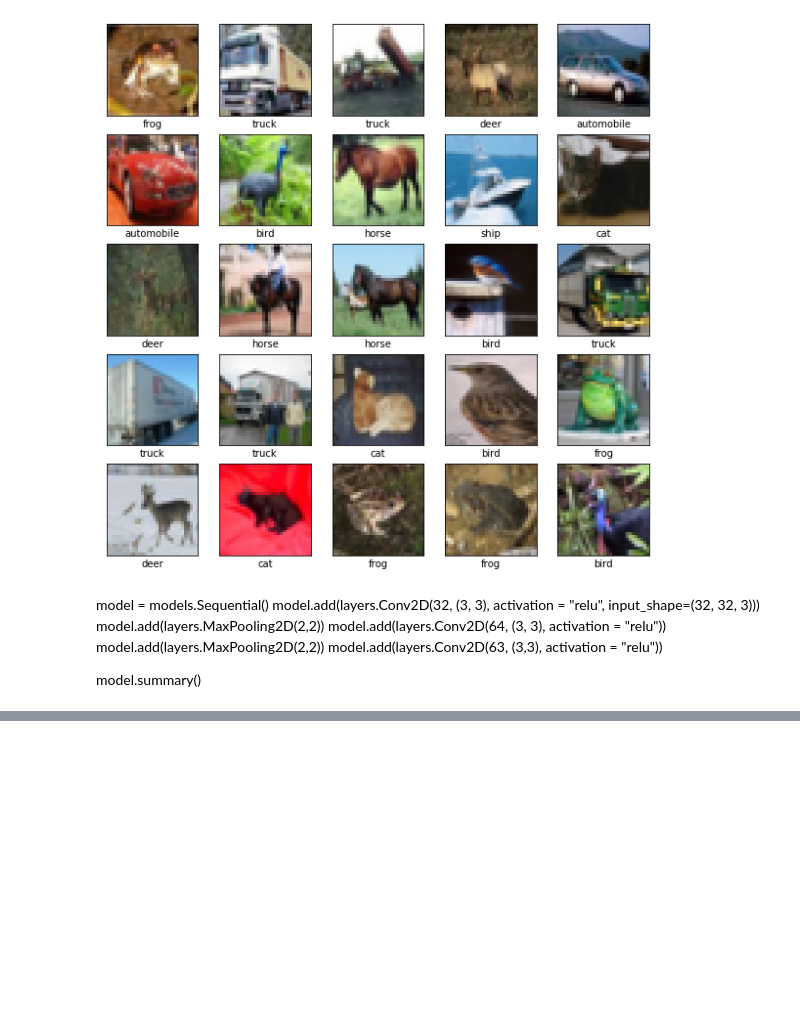
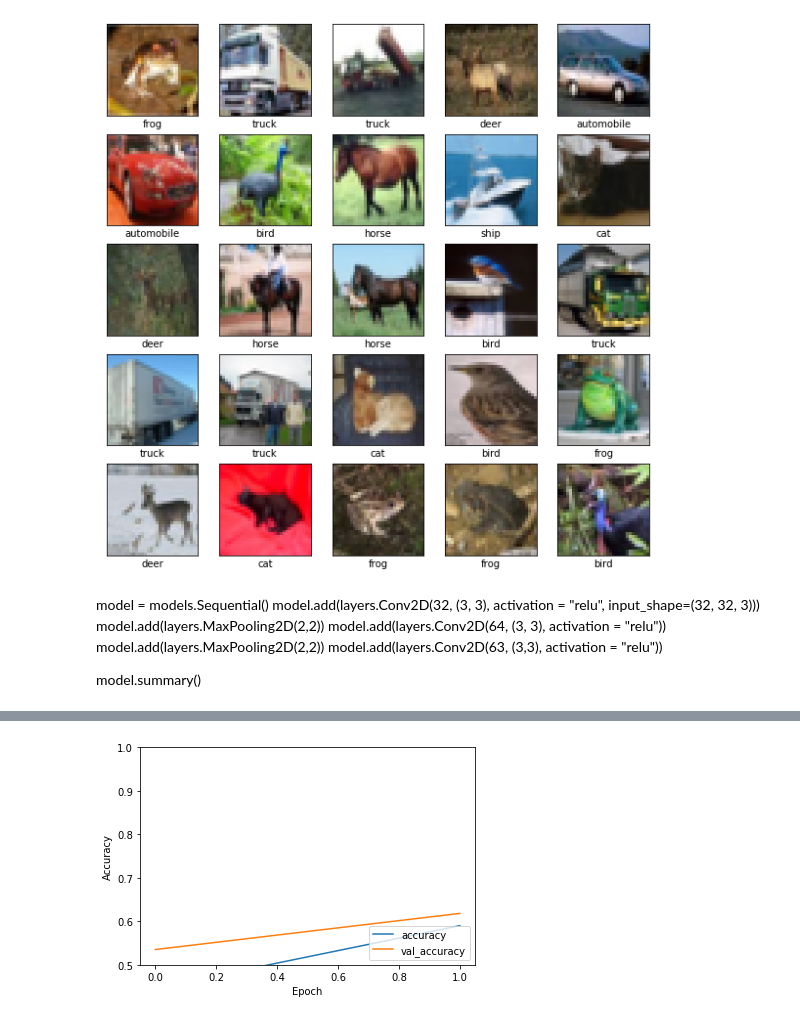
Before and after one commit to pradm007/Neural-Networks-Practice, a Jupyter notebook: Practice/CNN Cifar10/Cifar10 image classification.ipynb, the cells around one changed output, grey strips where cells are left out. Saved outputs shown, nothing was run; the diff lists cells and outputs as text; code cells hidden in the pictures; blank space fills up the shorter version.

```diff
--- a/Practice/CNN Cifar10/Cifar10 image classification.ipynb
+++ b/Practice/CNN Cifar10/Cifar10 image classification.ipynb
@@ -97,6 +103,8 @@ Epoch 2/2
 # %%
-plt.plot(history.history['accuracy'], label='accuracy')
-plt.plot(history.history['val_accuracy'], label = 'val_accuracy')
+# history['accuracy']
+
+plt.plot(history.history['acc'], label='accuracy')
+plt.plot(history.history['val_acc'], label = 'val_accuracy')
 plt.xlabel('Epoch')
 plt.ylabel('Accuracy')
 plt.ylim([0.5, 1])
@@ -107,0 +116 @@ KeyError: 'accuracy'
+[figure, added]
```
Also changed, not shown: parts of 5 cells of this notebook.
